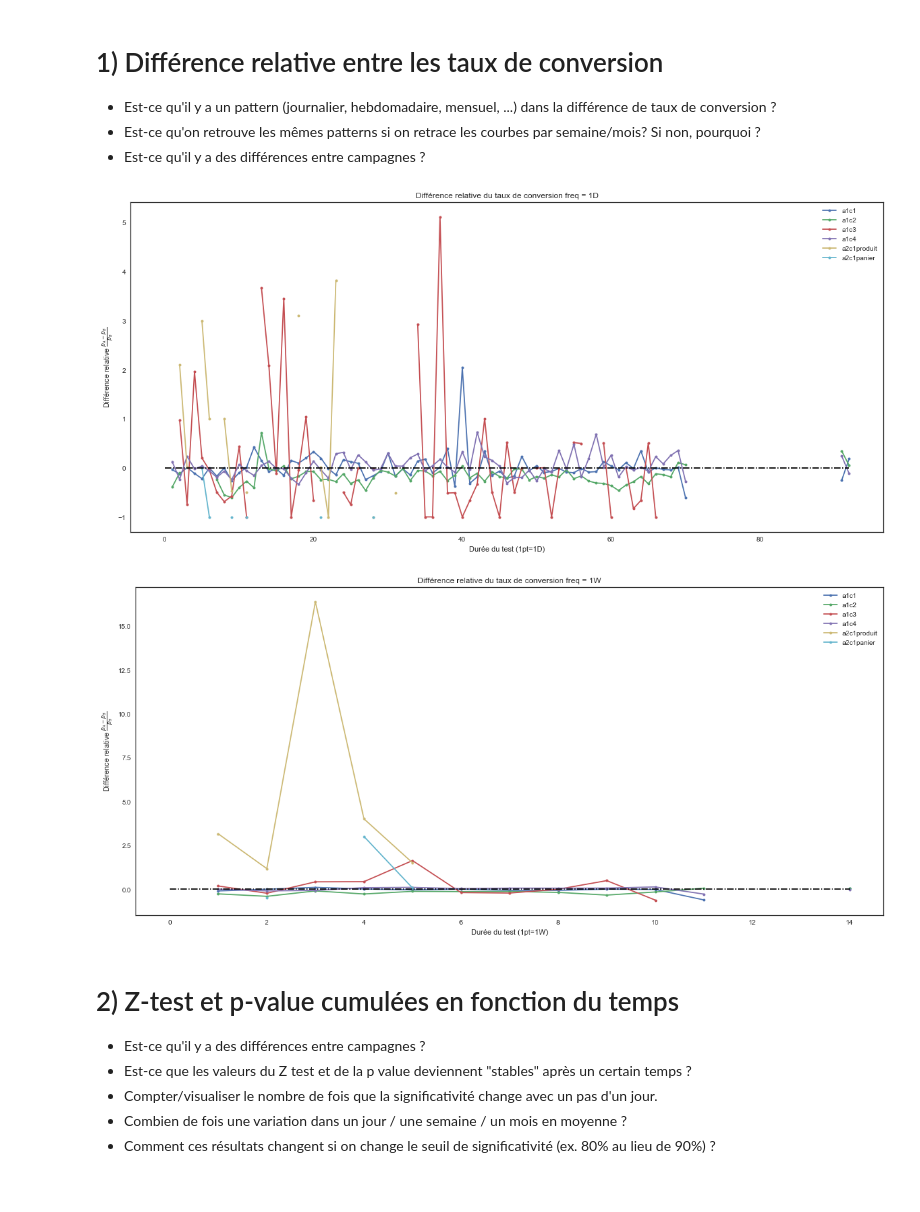
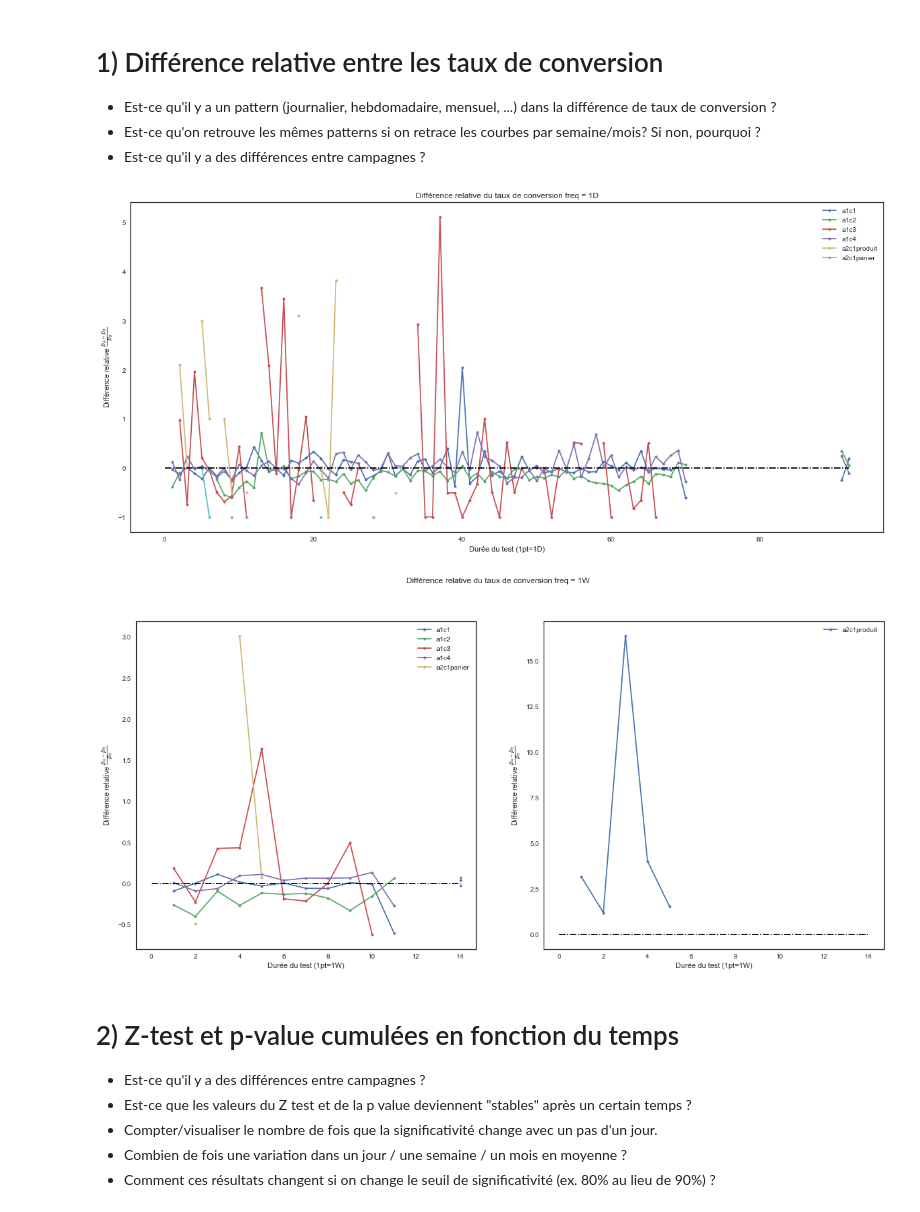
Before and after one commit to mariondechallens/1000mercis, a Jupyter notebook: Analyses/Synthese.ipynb, the cells around one changed output. Cells and saved outputs as stored; diff of their text form; code cells hidden in the pictures.

```diff
--- a/Analyses/Synthese.ipynb
+++ b/Analyses/Synthese.ipynb
@@ -47,0 +55,15 @@ Alias des datasets :
+# %%
+series = pd.Series(
+    dict((
+        name,
+        pd.to_datetime(data_dict[name]["impression_date"], format="%Y-%m-%d %H:%M:%S").dt.normalize().unique().size
+    ) for name in data_dict),
+    name="Durée totale du test A/B"
+)
+display(series.to_frame().T)
+
+series = pd.Series(
+    dict((name, data_dict[name]['is_conv'].sum()) for name in data_dict),
+    name="Nombre total de conversions"
+)
+display(series.to_frame().T)
@@ -109,13 +136,13 @@ for name in data_dict:
 + Est-ce qu'il y a des différences entre campagnes ?
 # %%
 # trace des variations relatives pour frequences differentes
-for freq in freq_list:
+for freq in ["1D"]:
     plt.figure(figsize=(20, 9))
     for name in data_dict:
         series = pct_change[freq][name].reset_index(drop=True)
         series.index += 1
         series.plot(ax=plt.gca(), marker="o", ms=4, label=name)
-    max_len = max([pct_change[freq][name].reset_index(drop=True).index.max() + 1for name in data_dict])
+    max_len = max([pct_change[freq][name].reset_index(drop=True).index.max() + 1 for name in data_dict])
     for threshold in [0.]:
         plt.plot(np.arange(max_len + 1), np.full(max_len + 1, threshold), ls="dashdot", c="black")
 
@@ -126,7 +153,37 @@ for freq in freq_list:
     plt.show()
 # %% [output]
 [figure]
-[figure, removed]
+# %%
+for freq in ["1W"]:
+    plt.figure(figsize=(20, 9))
+    ax1 = plt.subplot(1, 2, 1)
+    ax2 = plt.subplot(1, 2, 2)
+
+    for name in data_dict:
+#         if name == "a2c1produit":
+#             continue
+        series = pct_change[freq][name].reset_index(drop=True)
+        series.index += 1
+        series.plot(
+            ax=ax1 if name != "a2c1produit" else ax2,
+            marker="o", ms=4, label=name
+        )
+    max_len = max([pct_change[freq][name].reset_index(drop=True).index.max() + 1 for name in data_dict])
+    for threshold in [0.]:
+        ax1.plot(np.arange(max_len + 1), np.full(max_len + 1, threshold), ls="dashdot", c="black")
+        ax2.plot(np.arange(max_len + 1), np.full(max_len + 1, threshold), ls="dashdot", c="black")
+
+    ax1.legend()
+    ax2.legend()
+    ax1.set_xlabel(f"Durée du test (1pt={freq})")
+    ax1.set_ylabel('Différence relative $\\frac{p_A - p_B}{p_B}$')
+    ax2.set_xlabel(f"Durée du test (1pt={freq})")
+    ax2.set_ylabel('Différence relative $\\frac{p_A - p_B}{p_B}$')
+
+    plt.suptitle(f"Différence relative du taux de conversion freq = {freq}")
+    plt.show()
+# %% [output]
+[figure, added]
 # %% [markdown]
 # 2) Z-test et p-value cumulées en fonction du temps
 
```
Also changed, not shown: parts of 2 cells of this notebook.
